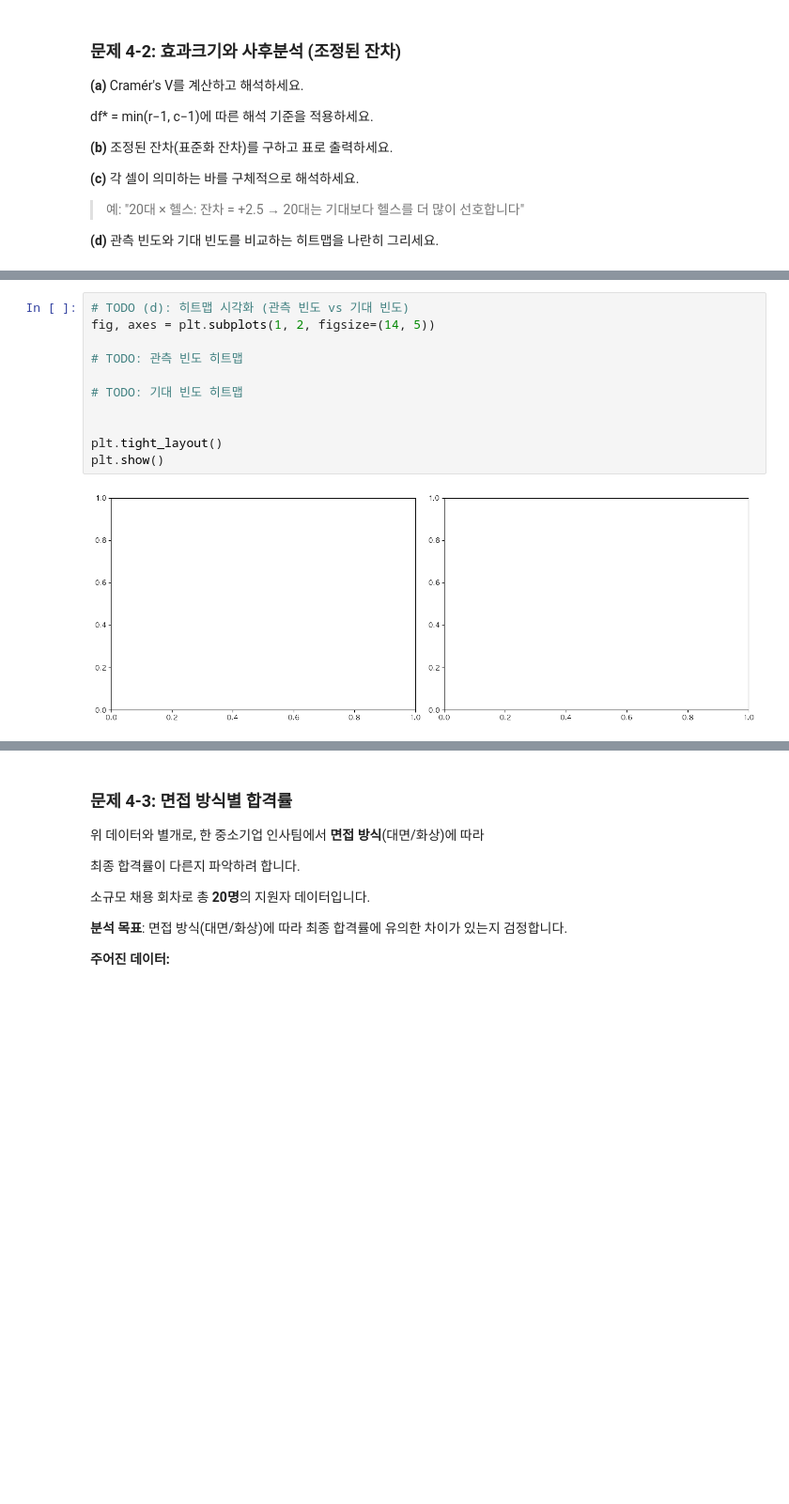
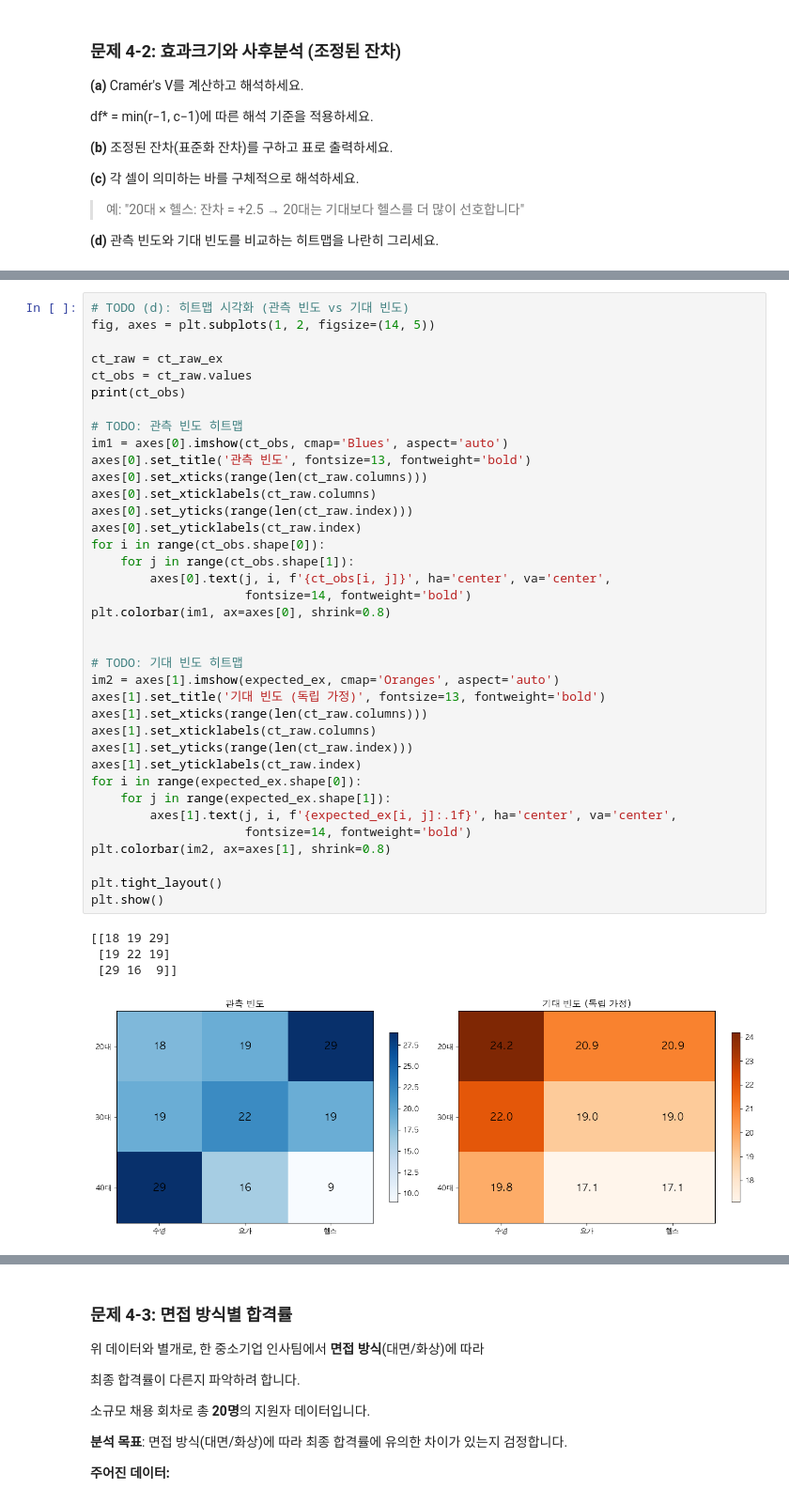
Before and after one commit to rladbstj56/2025_main_bootcamp, a Jupyter notebook: statistics/assignment_muah_tutor/practice_04_assignment_mine.ipynb, the cells around one changed output, grey strips where cells are left out. Shown at 94% size. Cells and saved outputs as stored; diff of their text form; blank space fills up the shorter version.

```diff
--- a/statistics/assignment_muah_tutor/practice_04_assignment_mine.ipynb
+++ b/statistics/assignment_muah_tutor/practice_04_assignment_mine.ipynb
@@ -1051,13 +1116,42 @@ print(f"\n(c) |잔차| > 2인 셀:")
-# %%
-# TODO (d): 히트맵 시각화 (관측 빈도 vs 기대 빈도)
-fig, axes = plt.subplots(1, 2, figsize=(14, 5))
-
-# TODO: 관측 빈도 히트맵
-
-# TODO: 기대 빈도 히트맵
-
-
-plt.tight_layout()
-plt.show()
-# %% [output]
-[figure, removed]
+# %%
+# TODO (d): 히트맵 시각화 (관측 빈도 vs 기대 빈도)
+fig, axes = plt.subplots(1, 2, figsize=(14, 5))
+
+ct_raw = ct_raw_ex
+ct_obs = ct_raw.values
+print(ct_obs)
+
+# TODO: 관측 빈도 히트맵
+im1 = axes[0].imshow(ct_obs, cmap='Blues', aspect='auto')
+axes[0].set_title('관측 빈도', fontsize=13, fontweight='bold')
+axes[0].set_xticks(range(len(ct_raw.columns)))
+axes[0].set_xticklabels(ct_raw.columns)
+axes[0].set_yticks(range(len(ct_raw.index)))
+axes[0].set_yticklabels(ct_raw.index)
+for i in range(ct_obs.shape[0]):
+    for j in range(ct_obs.shape[1]):
+        axes[0].text(j, i, f'{ct_obs[i, j]}', ha='center', va='center',
+                     fontsize=14, fontweight='bold')
+plt.colorbar(im1, ax=axes[0], shrink=0.8)
+
+
+# TODO: 기대 빈도 히트맵
+im2 = axes[1].imshow(expected_ex, cmap='Oranges', aspect='auto')
+axes[1].set_title('기대 빈도 (독립 가정)', fontsize=13, fontweight='bold')
+axes[1].set_xticks(range(len(ct_raw.columns)))
+axes[1].set_xticklabels(ct_raw.columns)
+axes[1].set_yticks(range(len(ct_raw.index)))
+axes[1].set_yticklabels(ct_raw.index)
+for i in range(expected_ex.shape[0]):
+    for j in range(expected_ex.shape[1]):
+        axes[1].text(j, i, f'{expected_ex[i, j]:.1f}', ha='center', va='center',
+                     fontsize=14, fontweight='bold')
+plt.colorbar(im2, ax=axes[1], shrink=0.8)
+
+plt.tight_layout()
+plt.show()
+# %% [output]
+[[18 19 29]
+ [19 22 19]
+ [29 16  9]]
+[figure, added]
```
Also changed, not shown: parts of 12 cells of this notebook, 19 other files.
